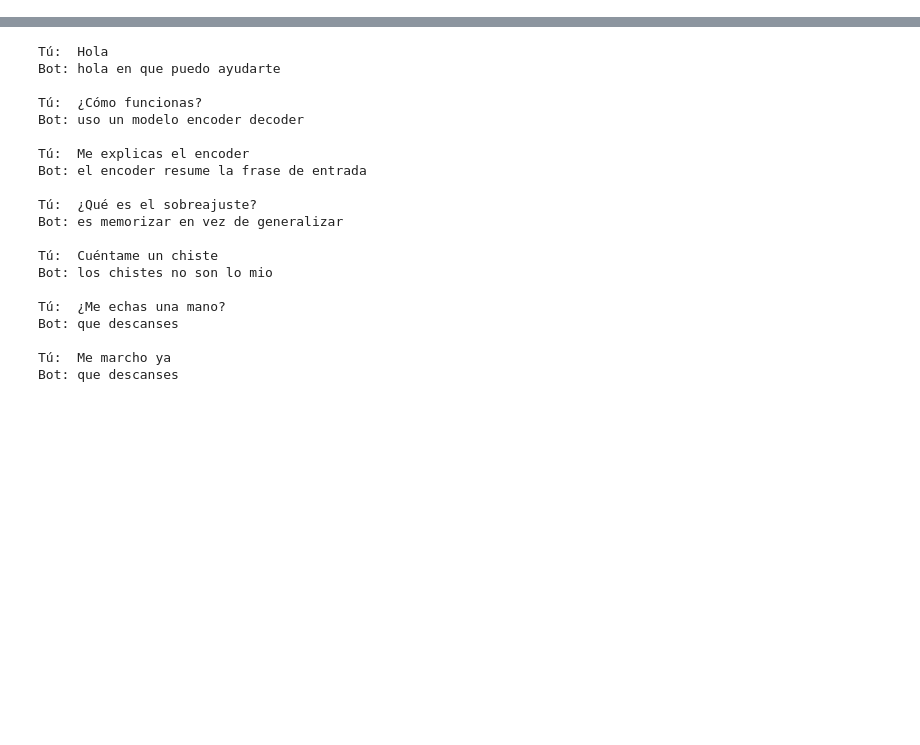
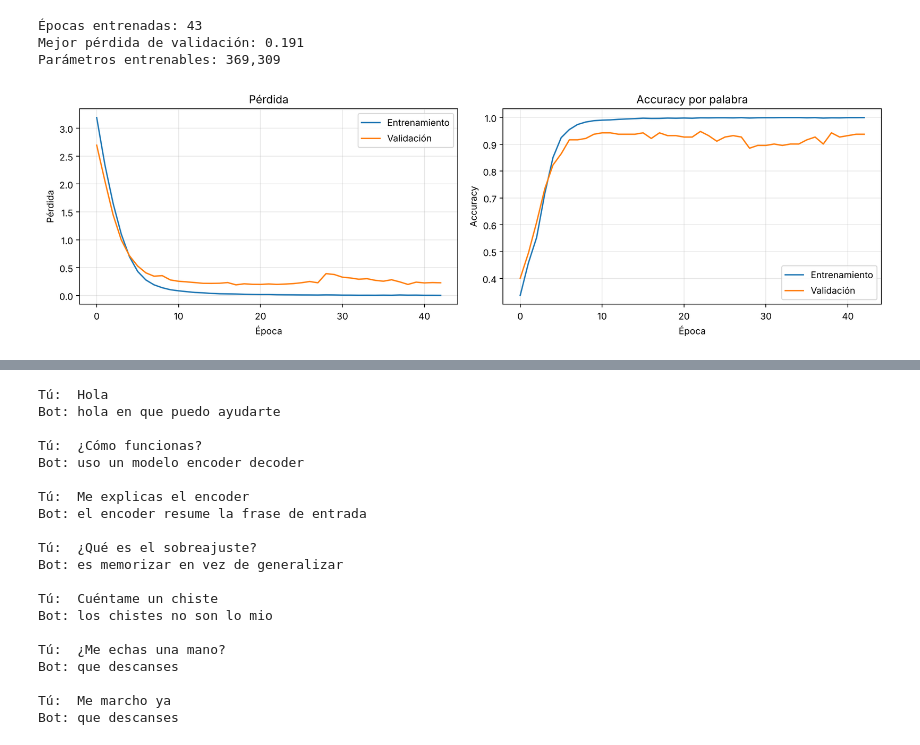
Before and after one commit to Albertoaj05/spanish-seq2seq-chatbot, a Jupyter notebook: notebooks/chatbot.ipynb, the cells around one changed output, grey strips where cells are left out. Saved outputs shown, nothing was run; the diff lists cells and outputs as text; code cells hidden in the pictures; blank space fills up the shorter version.

```diff
--- a/notebooks/chatbot.ipynb
+++ b/notebooks/chatbot.ipynb
@@ -242,0 +334,31 @@ En la primera frase el modelo ignora `oye`, `que`, `hace` y `exactamente` y se f
+# %%
+print("Épocas entrenadas:", len(bot.historial["loss"]))
+print("Mejor pérdida de validación:", round(min(bot.historial["val_loss"]), 3))
+print("Parámetros entrenables:", f"{bot.n_parametros():,}")
+
+fig, axes = plt.subplots(1, 2, figsize=(13, 4))
+
+# Evolución de la pérdida.
+axes[0].plot(bot.historial["loss"], label="Entrenamiento")
+axes[0].plot(bot.historial["val_loss"], label="Validación")
+axes[0].set_title("Pérdida")
+axes[0].set_ylabel("Pérdida")
+
+# Evolución de la precisión.
+axes[1].plot(bot.historial["accuracy"], label="Entrenamiento")
+axes[1].plot(bot.historial["val_accuracy"], label="Validación")
+axes[1].set_title("Accuracy por palabra")
+axes[1].set_ylabel("Accuracy")
+
+for ax in axes:
+    ax.set_xlabel("Época")
+    ax.legend()
+    ax.grid(True, alpha=0.3)
+
+plt.tight_layout()
+plt.show()
+# %% [output]
+Épocas entrenadas: 43
+Mejor pérdida de validación: 0.191
+Parámetros entrenables: 369,309
+[figure, added]
```
Also changed, not shown: parts of 72 cells of this notebook, 10 other files.
